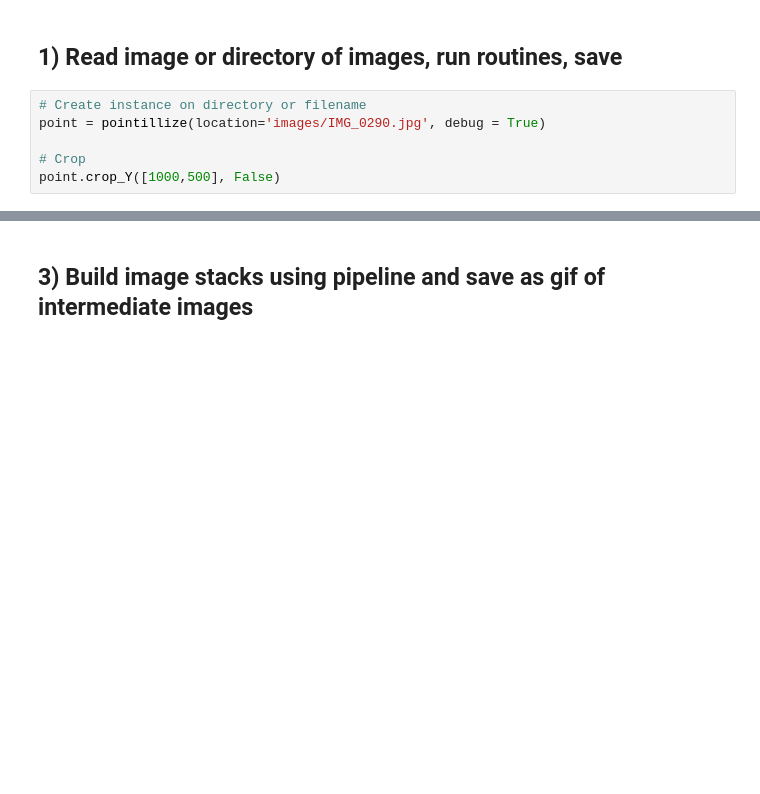
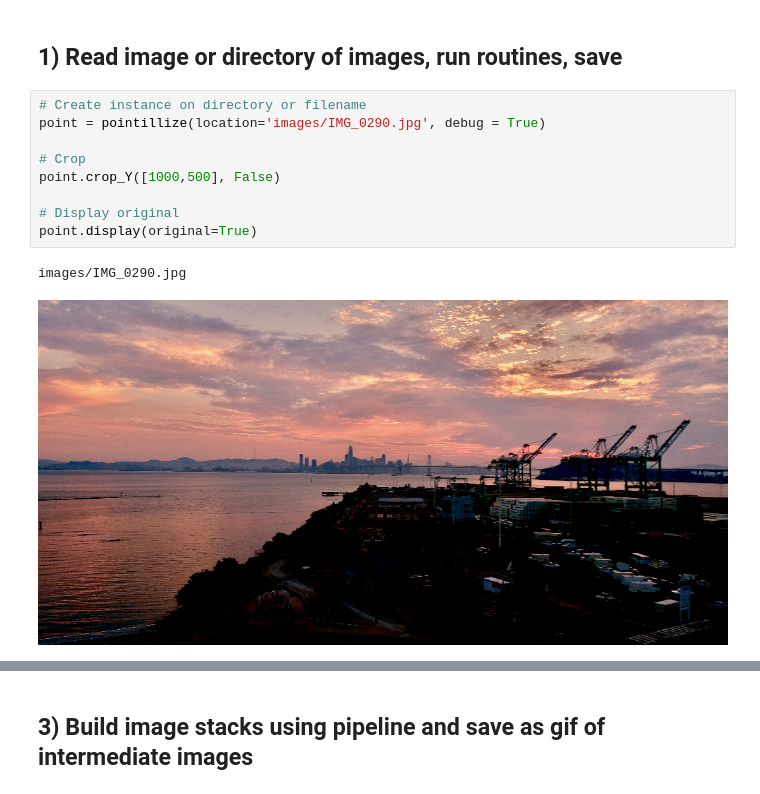
Before and after one commit to tsennott/pointillism, a Jupyter notebook: Pointillism Example Usage.ipynb, the cells around one changed output, grey strips where cells are left out. Drawn from its saved outputs; the diff is of its cells as text; blank space fills up the shorter version.

```diff
--- a/Pointillism Example Usage.ipynb
+++ b/Pointillism Example Usage.ipynb
@@ -11,7 +12,13 @@ from pointillism import pointillize, pointillizeStack
 # %%
 # Create instance on directory or filename
 point = pointillize(location='images/IMG_0290.jpg', debug = True)
 
 # Crop
 point.crop_Y([1000,500], False)
+
+# Display original
+point.display(original=True)
+# %% [output]
+images/IMG_0290.jpg
+[figure, added]
 # %%
```
Also changed, not shown: parts of 15 cells of this notebook.
